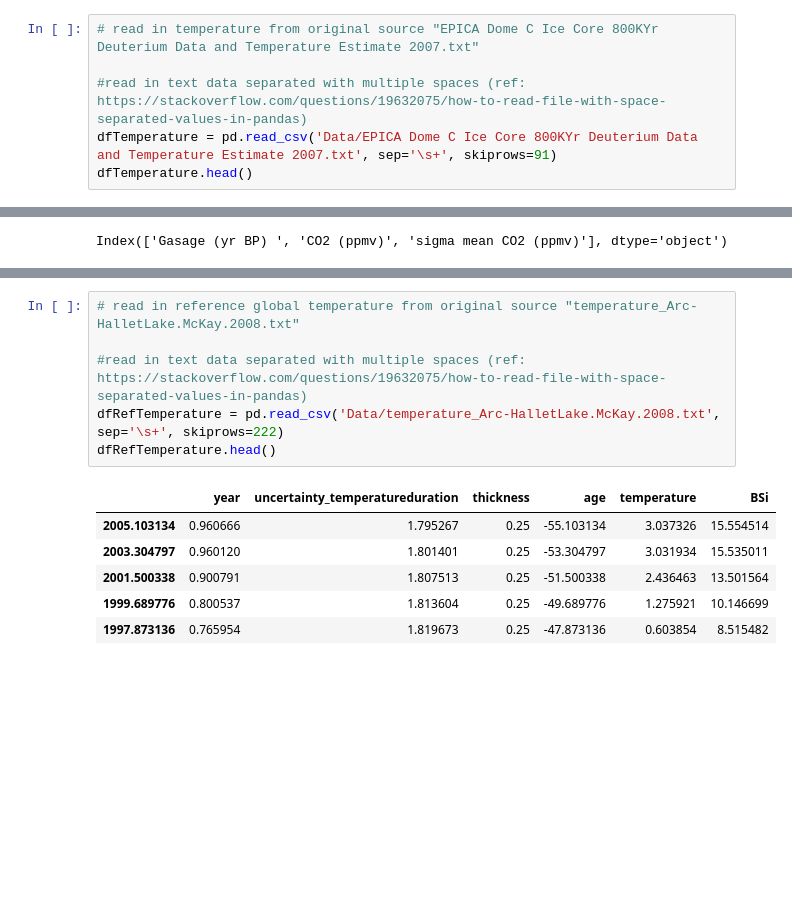
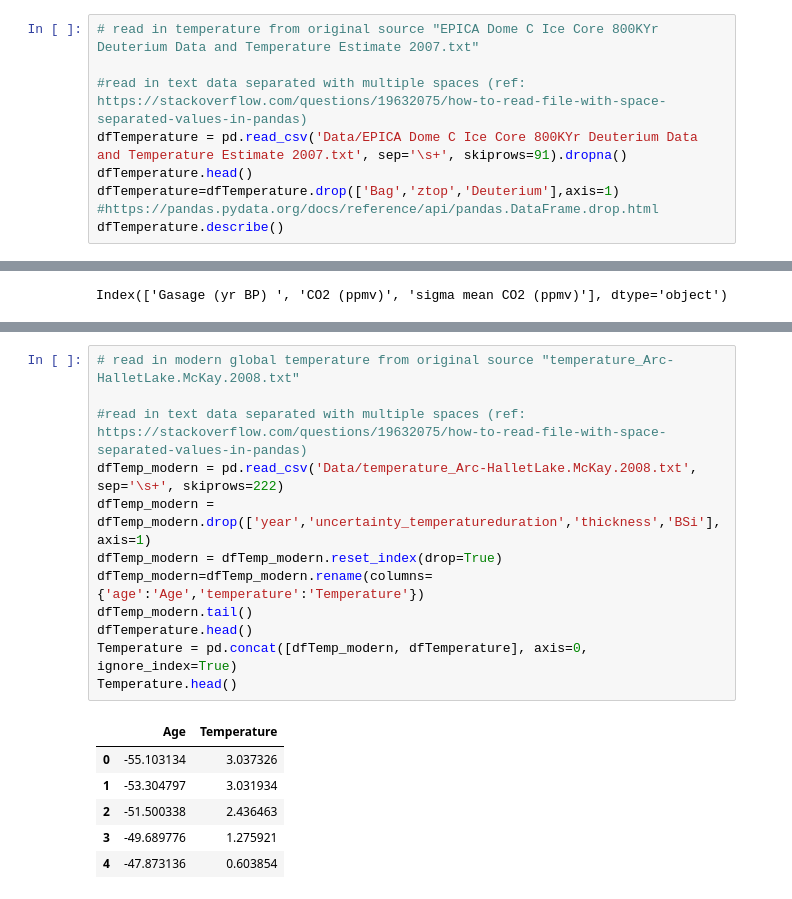
Before and after one commit to noyo0/ProgrammingForDataAnalysis_Project2, a Jupyter notebook: Project2/Project2.ipynb, the cells around one changed output, grey strips where cells are left out. Cells and saved outputs as stored; diff of their text form; blank space fills up the shorter version.

```diff
--- a/Project2/Project2.ipynb
+++ b/Project2/Project2.ipynb
@@ -77,6 +77,8 @@ plt.plot(dfCO2['EDC3_gas_a (yr)'], dfCO2['CO2 (ppmv)'])
 # read in temperature from original source "EPICA Dome C Ice Core 800KYr Deuterium Data and Temperature Estimate 2007.txt"
 
 #read in text data separated with multiple spaces (ref: https://stackoverflow.com/questions/19632075/how-to-read-file-with-space-separated-values-in-pandas)
-dfTemperature = pd.read_csv('Data/EPICA Dome C Ice Core 800KYr Deuterium Data and Temperature Estimate 2007.txt', sep='\s+', skiprows=91)
+dfTemperature = pd.read_csv('Data/EPICA Dome C Ice Core 800KYr Deuterium Data and Temperature Estimate 2007.txt', sep='\s+', skiprows=91).dropna()
 dfTemperature.head()
+dfTemperature=dfTemperature.drop(['Bag','ztop','Deuterium'],axis=1) #https://pandas.pydata.org/docs/reference/api/pandas.DataFrame.drop.html
+dfTemperature.describe()
 # %% [output]
@@ -250,15 +272,21 @@ plt.show()
 # %% [output]
 [figure]
 # %%
-# read in reference global temperature from original source "temperature_Arc-HalletLake.McKay.2008.txt"
+# read in modern global temperature from original source "temperature_Arc-HalletLake.McKay.2008.txt"
 
 #read in text data separated with multiple spaces (ref: https://stackoverflow.com/questions/19632075/how-to-read-file-with-space-separated-values-in-pandas)
-dfRefTemperature = pd.read_csv('Data/temperature_Arc-HalletLake.McKay.2008.txt', sep='\s+', skiprows=222)
-dfRefTemperature.head()
+dfTemp_modern = pd.read_csv('Data/temperature_Arc-HalletLake.McKay.2008.txt', sep='\s+', skiprows=222)
+dfTemp_modern = dfTemp_modern.drop(['year','uncertainty_temperatureduration','thickness','BSi'],axis=1)
+dfTemp_modern = dfTemp_modern.reset_index(drop=True)
+dfTemp_modern=dfTemp_modern.rename(columns={'age':'Age','temperature':'Temperature'})
+dfTemp_modern.tail()
+dfTemperature.head()
+Temperature = pd.concat([dfTemp_modern, dfTemperature], axis=0, ignore_index=True)
+Temperature.head()
 # %% [output]
-|  | year | uncertainty_temperatureduration | thickness | age | temperature | BSi |
-| 2005.103134 | 0.960666 | 1.795267 | 0.25 | -55.103134 | 3.037326 | 15.554514 |
-| 2003.304797 | 0.960120 | 1.801401 | 0.25 | -53.304797 | 3.031934 | 15.535011 |
-| 2001.500338 | 0.900791 | 1.807513 | 0.25 | -51.500338 | 2.436463 | 13.501564 |
-| 1999.689776 | 0.800537 | 1.813604 | 0.25 | -49.689776 | 1.275921 | 10.146699 |
-| 1997.873136 | 0.765954 | 1.819673 | 0.25 | -47.873136 | 0.603854 | 8.515482 |
+|  | Age | Temperature |
+| 0 | -55.103134 | 3.037326 |
+| 1 | -53.304797 | 3.031934 |
+| 2 | -51.500338 | 2.436463 |
+| 3 | -49.689776 | 1.275921 |
+| 4 | -47.873136 | 0.603854 |
```
Also changed, not shown: parts of 32 cells of this notebook, 1 other file.
